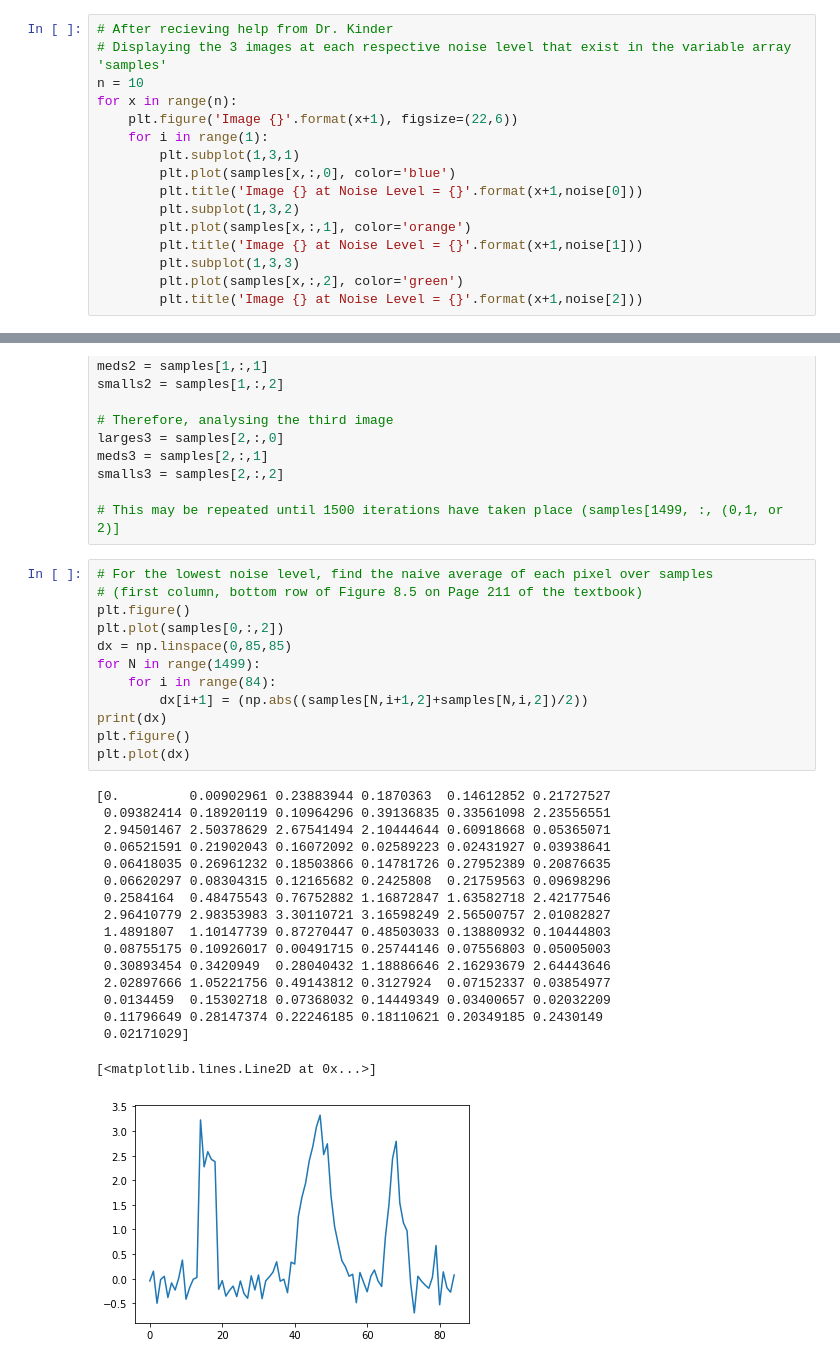
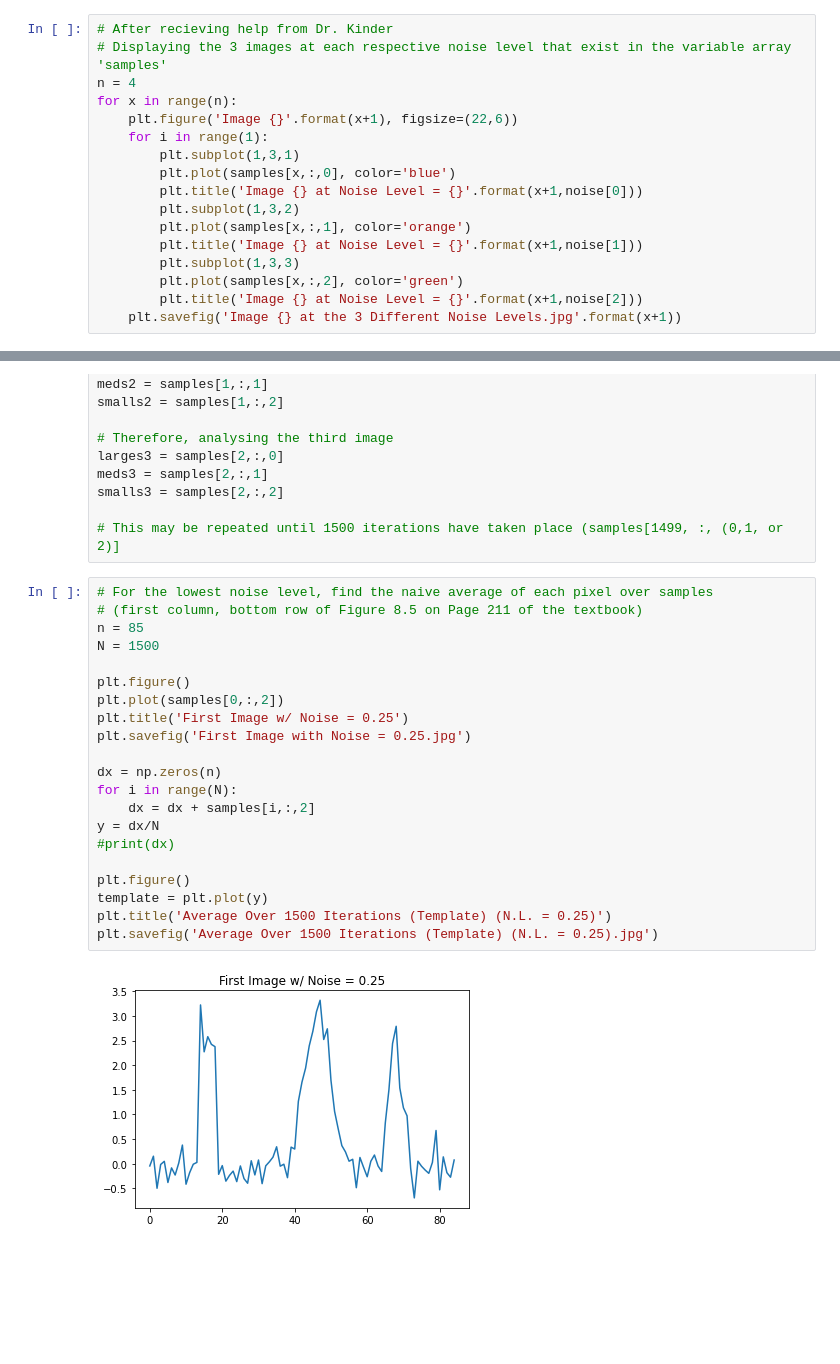
Before and after one commit to NicoBaldovino22/biophysics, a Jupyter notebook: Chapter 8 -- Cryo-EM/Chapter 8 - Problem Set.ipynb, the cells around one changed output, grey strips where cells are left out. Cells and saved outputs as stored; diff of their text form; blank space fills up the shorter version.

```diff
--- a/Chapter 8 -- Cryo-EM/Chapter 8 - Problem Set.ipynb
+++ b/Chapter 8 -- Cryo-EM/Chapter 8 - Problem Set.ipynb
@@ -111,7 +114,7 @@ n_ave = ssample_i.cumsum()/n
 # %%
 # After recieving help from Dr. Kinder
 # Displaying the 3 images at each respective noise level that exist in the variable array 'samples'
-n = 10
+n = 4
 for x in range(n):
     plt.figure('Image {}'.format(x+1), figsize=(22,6))
     for i in range(1):
@@ -124,6 +127,7 @@ for x in range(n):
         plt.subplot(1,3,3)
         plt.plot(samples[x,:,2], color='green')
         plt.title('Image {} at Noise Level = {}'.format(x+1,noise[2]))
+    plt.savefig('Image {} at the 3 Different Noise Levels.jpg'.format(x+1))
 # %% [output]
 [figure]
 [figure]
@@ -155,30 +153,23 @@ smalls3 = samples[2,:,2]
 # %%
 # For the lowest noise level, find the naive average of each pixel over samples
 # (first column, bottom row of Figure 8.5 on Page 211 of the textbook)
+n = 85
+N = 1500
+
 plt.figure()
 plt.plot(samples[0,:,2])
-dx = np.linspace(0,85,85)
-for N in range(1499):
-    for i in range(84):
-        dx[i+1] = (np.abs((samples[N,i+1,2]+samples[N,i,2])/2))
-print(dx)
+plt.title('First Image w/ Noise = 0.25')
+plt.savefig('First Image with Noise = 0.25.jpg')
+
+dx = np.zeros(n)
+for i in range(N):
+    dx = dx + samples[i,:,2]
+y = dx/N
+#print(dx)
+
 plt.figure()
-plt.plot(dx)
+template = plt.plot(y)
+plt.title('Average Over 1500 Iterations (Template) (N.L. = 0.25)')
+plt.savefig('Average Over 1500 Iterations (Template) (N.L. = 0.25).jpg')
 # %% [output]
-[0.         0.00902961 0.23883944 0.1870363  0.14612852 0.21727527
- 0.09382414 0.18920119 0.10964296 0.39136835 0.33561098 2.23556551
- 2.94501467 2.50378629 2.67541494 2.10444644 0.60918668 0.05365071
- 0.06521591 0.21902043 0.16072092 0.02589223 0.02431927 0.03938641
- 0.06418035 0.26961232 0.18503866 0.14781726 0.27952389 0.20876635
- 0.06620297 0.08304315 0.12165682 0.2425808  0.21759563 0.09698296
- 0.2584164  0.48475543 0.76752882 1.16872847 1.63582718 2.42177546
- 2.96410779 2.98353983 3.30110721 3.16598249 2.56500757 2.01082827
- 1.4891807  1.10147739 0.87270447 0.48503033 0.13880932 0.10444803
- 0.08755175 0.10926017 0.00491715 0.25744146 0.07556803 0.05005003
- 0.30893454 0.3420949  0.28040432 1.18886646 2.16293679 2.64443646
- 2.02897666 1.05221756 0.49143812 0.3127924  0.07152337 0.03854977
- 0.0134459  0.15302718 0.07368032 0.14449349 0.03400657 0.02032209
- 0.11796649 0.28147374 0.22246185 0.18110621 0.20349185 0.2430149
- 0.02171029]
-[<matplotlib.lines.Line2D at 0x...>]
-[figure, old version]
+[figure, new version]
```
Also changed, not shown: parts of 11 cells of this notebook, 13 other files.
